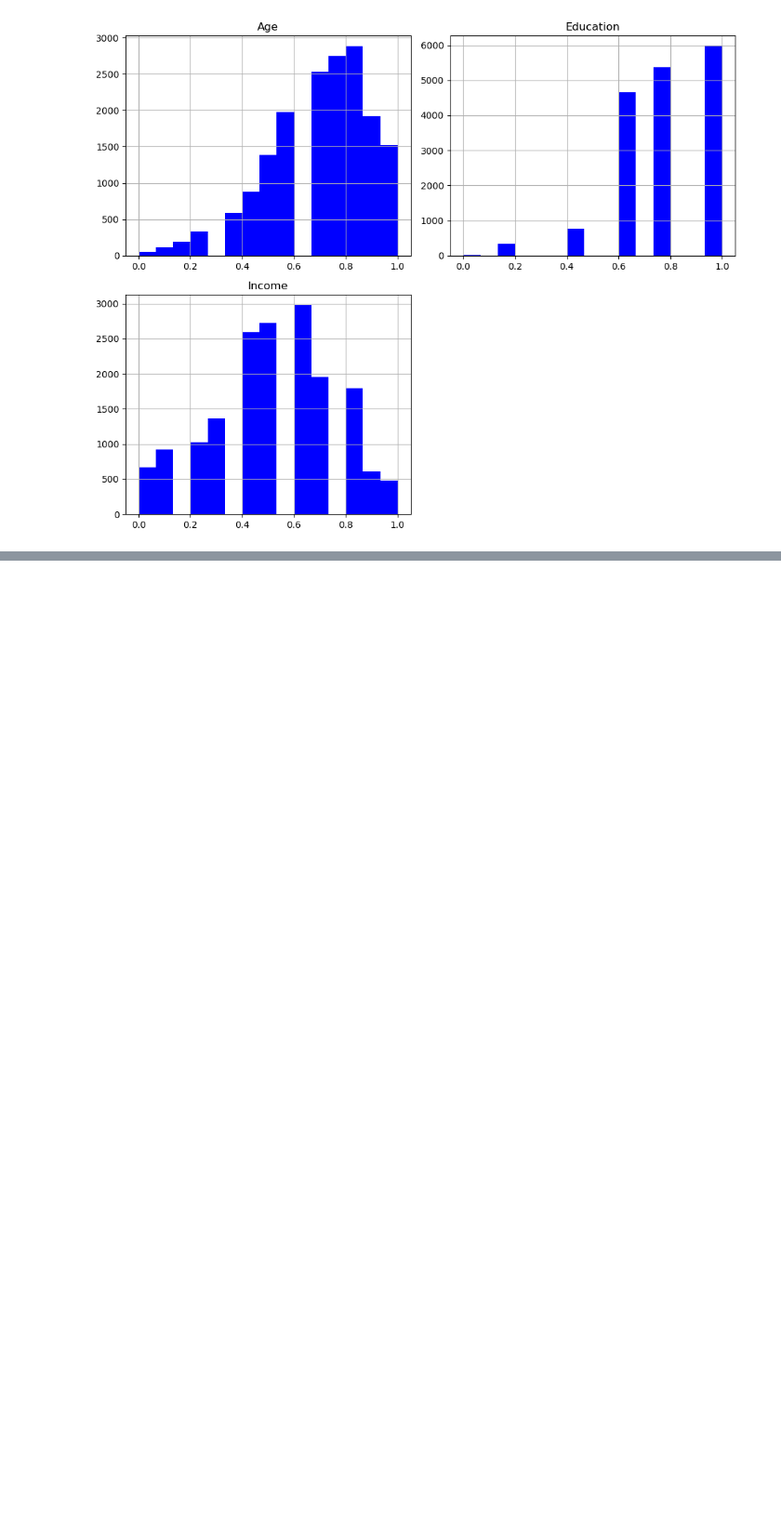
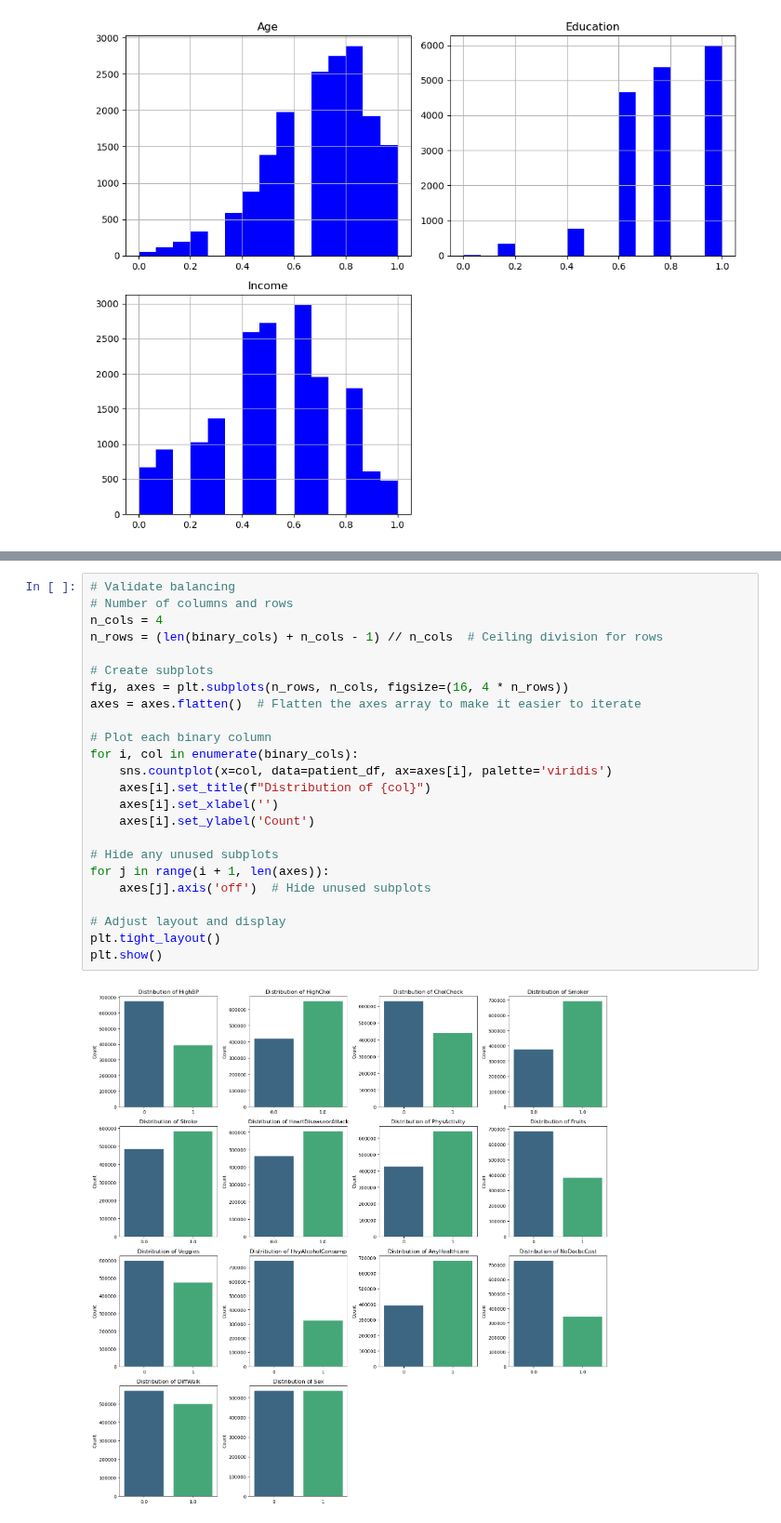
Before and after one commit to lvandine44/MADS-Capstone, a Jupyter notebook: 3-EDA and Preprocessing.ipynb, the cells around one changed output, grey strips where cells are left out. Shown at 93% size. Saved outputs shown, nothing was run; the diff lists cells and outputs as text; blank space fills up the shorter version.

Commit message:
patient eda

```diff
--- a/3-EDA and Preprocessing.ipynb
+++ b/3-EDA and Preprocessing.ipynb
@@ -258,0 +307,26 @@ plt.show()
+# %%
+# Validate balancing
+# Number of columns and rows
+n_cols = 4
+n_rows = (len(binary_cols) + n_cols - 1) // n_cols  # Ceiling division for rows
+
+# Create subplots
+fig, axes = plt.subplots(n_rows, n_cols, figsize=(16, 4 * n_rows))
+axes = axes.flatten()  # Flatten the axes array to make it easier to iterate
+
+# Plot each binary column
+for i, col in enumerate(binary_cols):
+    sns.countplot(x=col, data=patient_df, ax=axes[i], palette='viridis')
+    axes[i].set_title(f"Distribution of {col}")
+    axes[i].set_xlabel('')
+    axes[i].set_ylabel('Count')
+
+# Hide any unused subplots
+for j in range(i + 1, len(axes)):
+    axes[j].axis('off')  # Hide unused subplots
+
+# Adjust layout and display
+plt.tight_layout()
+plt.show()
+# %% [output]
+[figure, added]
```
Also changed, not shown: parts of 10 cells of this notebook.
